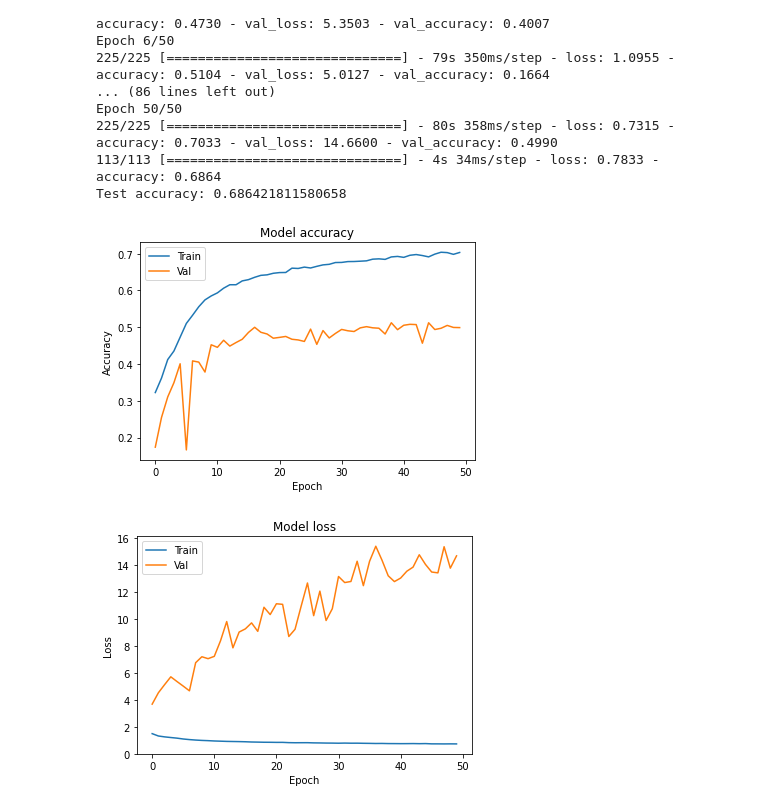
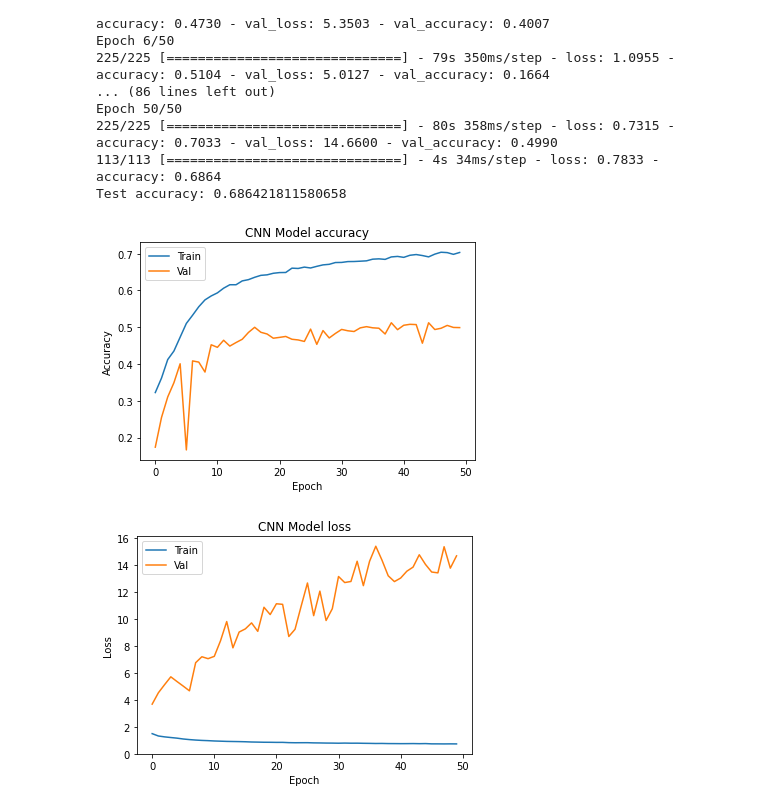
Before and after one commit to priyankgupta2003/Facial-Expression, a Jupyter notebook: FacialExpressionClassifier.ipynb, the cells around one changed output. Saved outputs shown, nothing was run; the diff lists cells and outputs as text; code cells hidden in the pictures.

```diff
--- a/FacialExpressionClassifier.ipynb
+++ b/FacialExpressionClassifier.ipynb
@@ -109,23 +109,23 @@ Test accuracy: 0.686421811580658
 # %%
 #plot the accuracy and loss curves
 plt.plot(history.history['accuracy'])
 plt.plot(history.history['val_accuracy'])
-plt.title('Model accuracy')
+plt.title('CNN Model accuracy')
 plt.ylabel('Accuracy')
 plt.xlabel('Epoch')
 plt.legend(['Train', 'Val'], loc='upper left')
 plt.show()
 
 plt.plot(history.history['loss'])
 plt.plot(history.history['val_loss'])
-plt.title('Model loss')
+plt.title('CNN Model loss')
 plt.ylabel('Loss')
 plt.xlabel('Epoch')
 plt.legend(['Train', 'Val'], loc='upper left')
 plt.show()
 # %% [output]
-[figure, old version]
+[figure, new version]
-[figure, old version]
+[figure, new version]
 # %%
 import tensorflow as tf
 from tensorflow.keras.applications.mobilenet_v2 import MobileNetV2, preprocess_input
```
Also changed, not shown: parts of 9 cells of this notebook.
